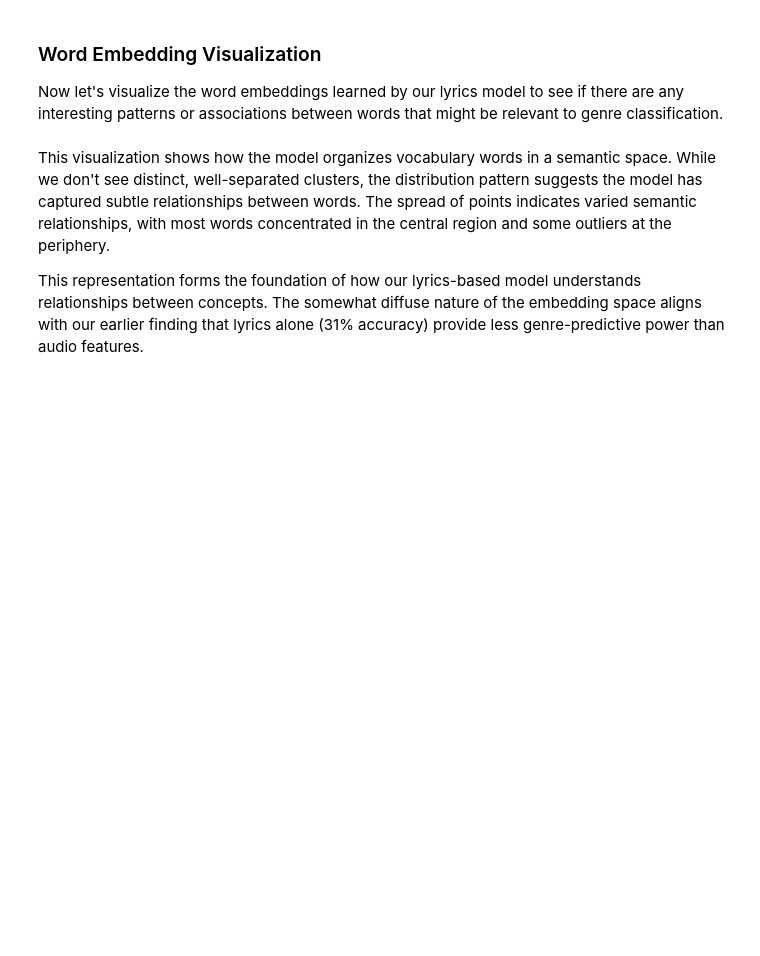
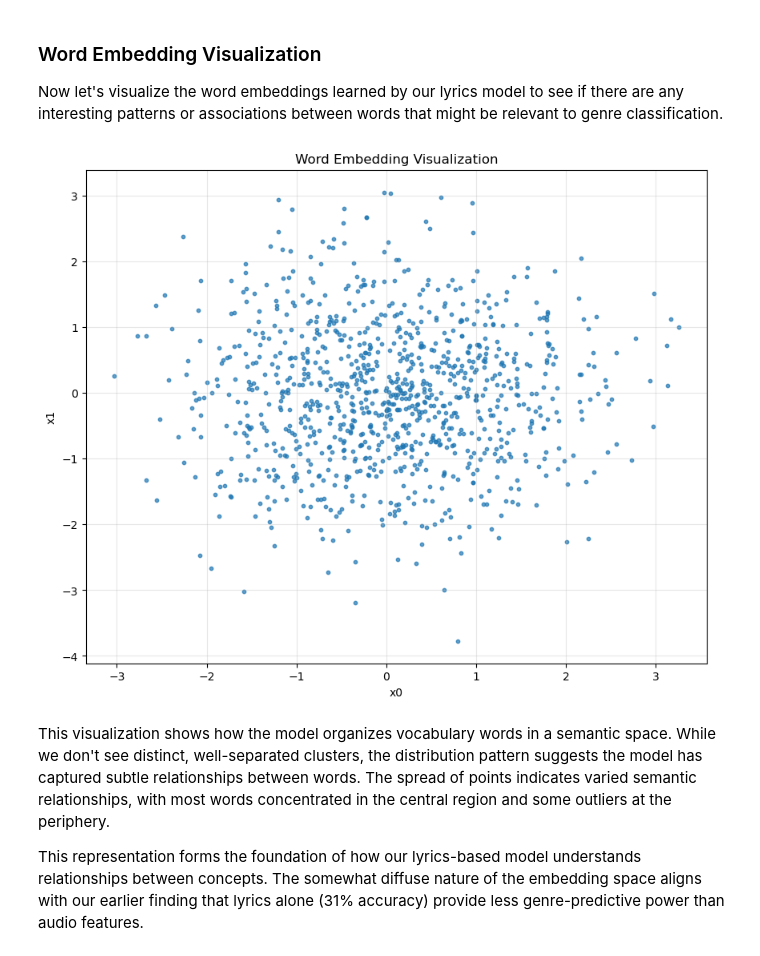
Before and after one commit to Palomarr/palomarr.github.io, a Jupyter notebook: posts/Deep_Music_Genre_Classification/Deep_Music_Genre_Classification.ipynb, the cells around one changed output. Drawn from its saved outputs; the diff is of its cells as text; code cells hidden in the pictures; blank space fills up the shorter version.

```diff
--- a/posts/Deep_Music_Genre_Classification/Deep_Music_Genre_Classification.ipynb
+++ b/posts/Deep_Music_Genre_Classification/Deep_Music_Genre_Classification.ipynb
@@ -468,31 +461,38 @@ Now let's visualize the word embeddings learned by our lyrics model to see if th
 # %%
 # Extract the embedding layer weights
 embedding_weights = lyrics_model.embedding.weight.data.cpu().numpy()
 
 # Get vocabulary from tokenizer
 vocab = list(tokenizer.vocab.keys())
 
 # Use PCA to reduce dimensions for visualization
-from sklearn.decomposition import PCA
 pca = PCA(n_components=2)
 embedding_pca = pca.fit_transform(embedding_weights)
 
 embedding_df = pd.DataFrame({
     'word': vocab,
     'x0': embedding_pca[:, 0],
     'x1': embedding_pca[:, 1]
 })
 
-fig = px.scatter(
-    embedding_df.sample(300),
-    x="x0",
-    y="x1",
-    size=[0.1] * len(embedding_df.sample(300)),
-    hover_name="word",
-    title="Word Embedding Visualization",
+sample_df = embedding_df.sample(1000)
+
+# Cannot display plotly generated images in quarto, so we use static plot instead
+plt.figure(figsize=(10, 8))
+plt.scatter(
+    sample_df["x0"],
+    sample_df["x1"],
+    s=10,
+    alpha=0.7
 )
 
-fig.show()
+plt.title("Word Embedding Visualization")
+plt.xlabel("x0")
+plt.ylabel("x1")
+plt.grid(alpha=0.3)
+plt.show()
+# %% [output]
+[figure, added]
 # %% [markdown]
 This visualization shows how the model organizes vocabulary words in a semantic space. While we don't see distinct, well-separated clusters, the distribution pattern suggests the model has captured subtle relationships between words. The spread of points indicates varied semantic relationships, with most words concentrated in the central region and some outliers at the periphery.
 
```
Also changed, not shown: parts of 11 cells of this notebook, 9 other files.
